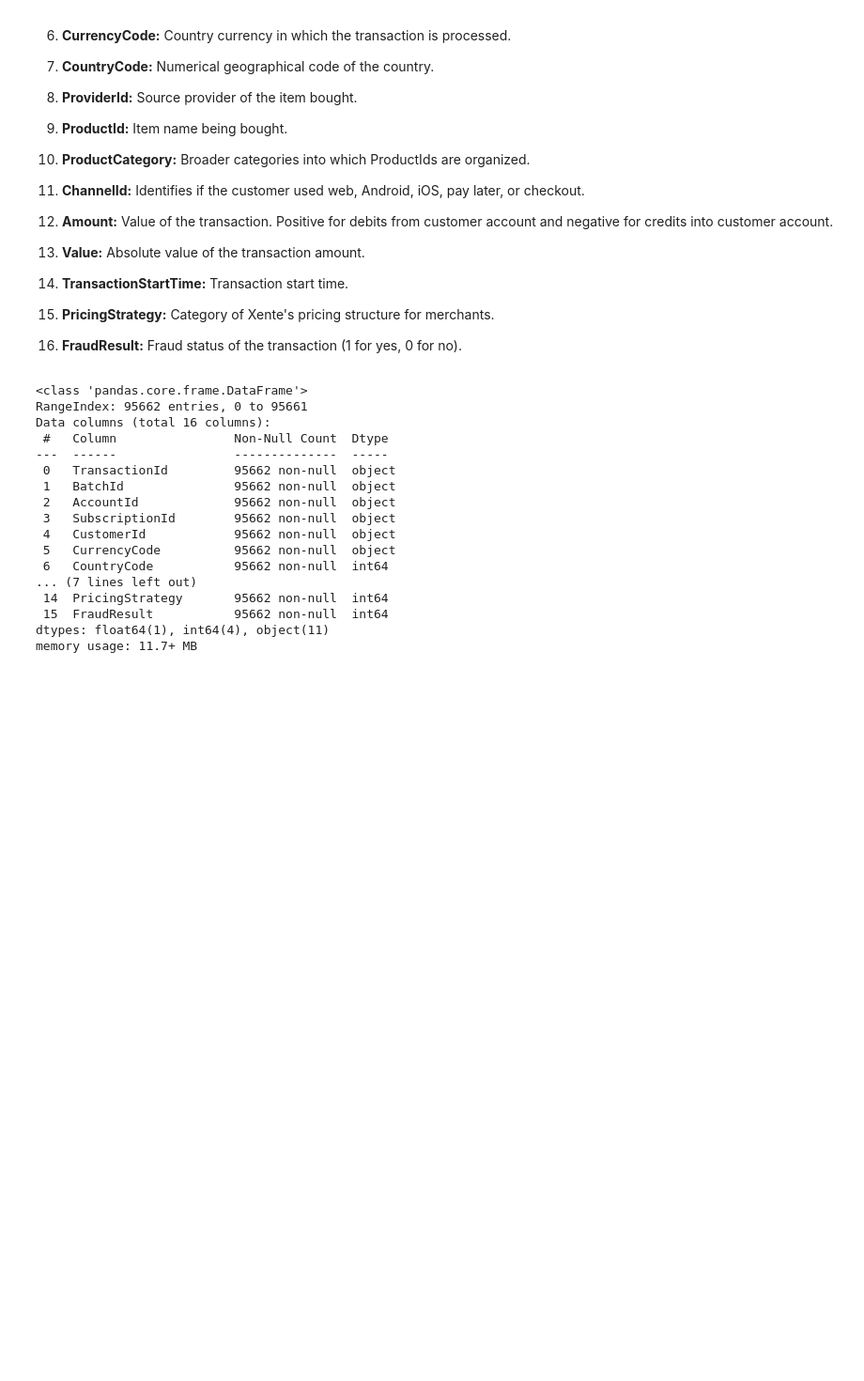
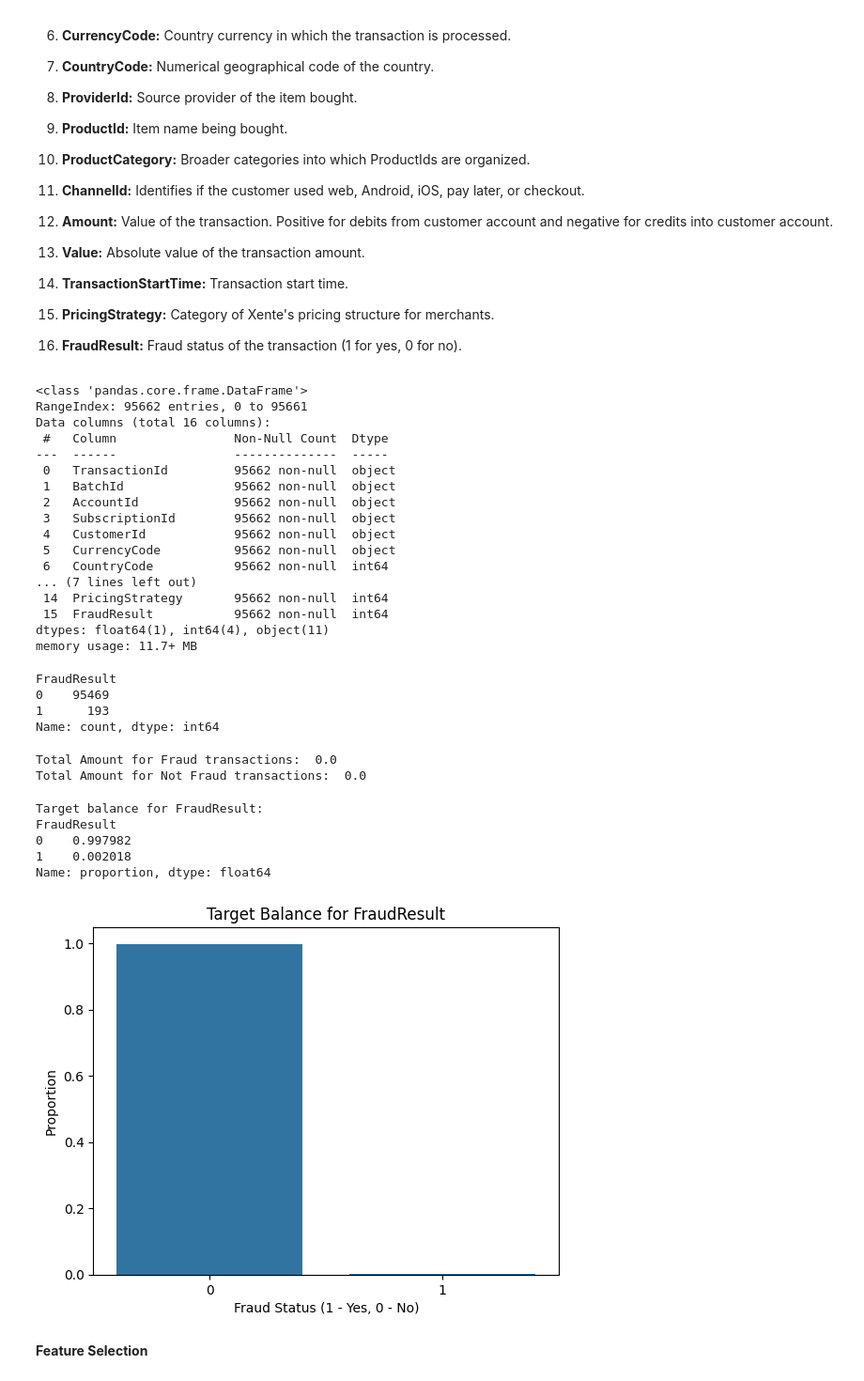
Before and after one commit to gashawgedef/KAIM-W6-Bati-Bank-Creadit-Scoring-Model, a Jupyter notebook: notebooks/bati_bank_analysis.ipynb, the cells around one changed output. Shown at 94% size. Saved outputs shown, nothing was run; the diff lists cells and outputs as text; code cells hidden in the pictures; blank space fills up the shorter version.

```diff
--- a/notebooks/bati_bank_analysis.ipynb
+++ b/notebooks/bati_bank_analysis.ipynb
@@ -100,3 +100,22 @@ Data columns (total 16 columns):
  15  FraudResult           95662 non-null  int64
 dtypes: float64(1), int64(4), object(11)
 memory usage: 11.7+ MB
+# %%
+# Check the frequency of 'FraudResult'
+fraud_result_frequency = df['FraudResult'].value_counts()
+print(fraud_result_frequency)
+# %% [output]
+FraudResult
+0    95469
+1      193
+Name: count, dtype: int64
+# %%
+target_balance = df[df['FraudResult'] == 'Fraud']['Amount'].sum()
+print("Total Amount for Fraud transactions: ", target_balance)
+
+
+target_balance_non_fraud = df[df['FraudResult'] == 'Not Fraud']['Amount'].sum()
+print("Total Amount for Not Fraud transactions: ", target_balance_non_fraud)
+# %% [output]
+Total Amount for Fraud transactions:  0.0
+Total Amount for Not Fraud transactions:  0.0
@@ -102,0 +144,21 @@ memory usage: 11.7+ MB
+# %%
+# Checking for the target balance for "FraudResult" (proxy for default risk)
+target_counts = df['FraudResult'].value_counts(normalize=True)  # Normalized counts for proportions
+print("Target balance for FraudResult:")
+print(target_counts)
+
+# Visualizing the target balance
+sns.barplot(x=target_counts.index, y=target_counts.values)
+plt.title('Target Balance for FraudResult')
+plt.xlabel('Fraud Status (1 - Yes, 0 - No)')
+plt.ylabel('Proportion')
+plt.show()
+# %% [output]
+Target balance for FraudResult:
+FraudResult
+0    0.997982
+1    0.002018
+Name: proportion, dtype: float64
+[figure, added]
+# %% [markdown]
+**Feature Selection**
```
Also changed, not shown: parts of 19 cells of this notebook.
